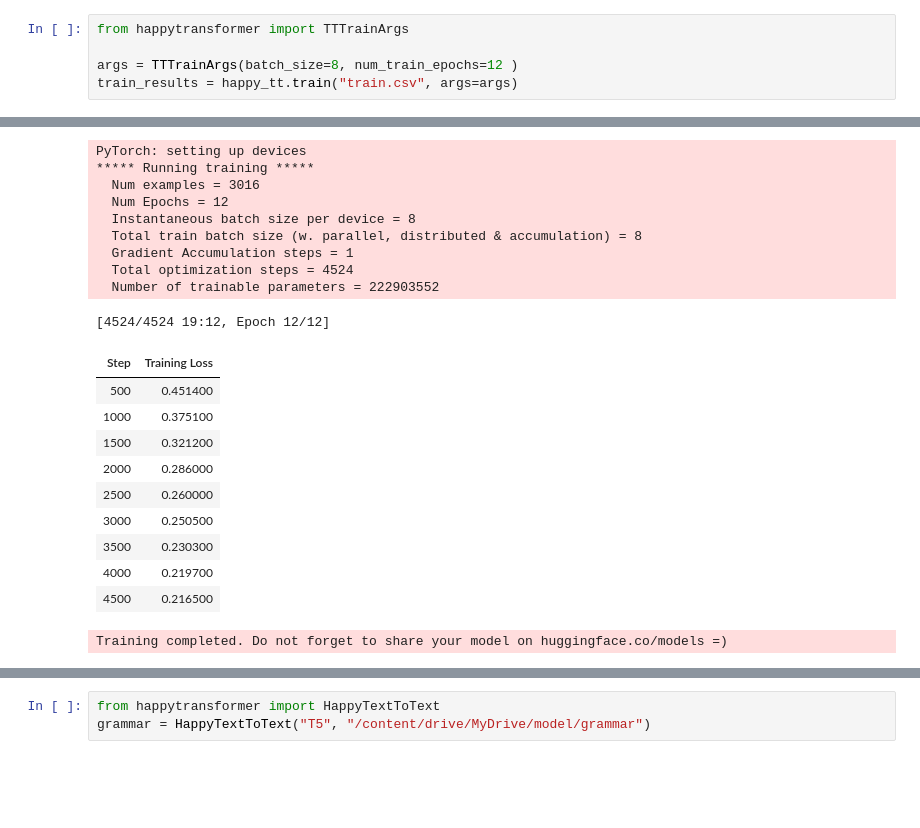
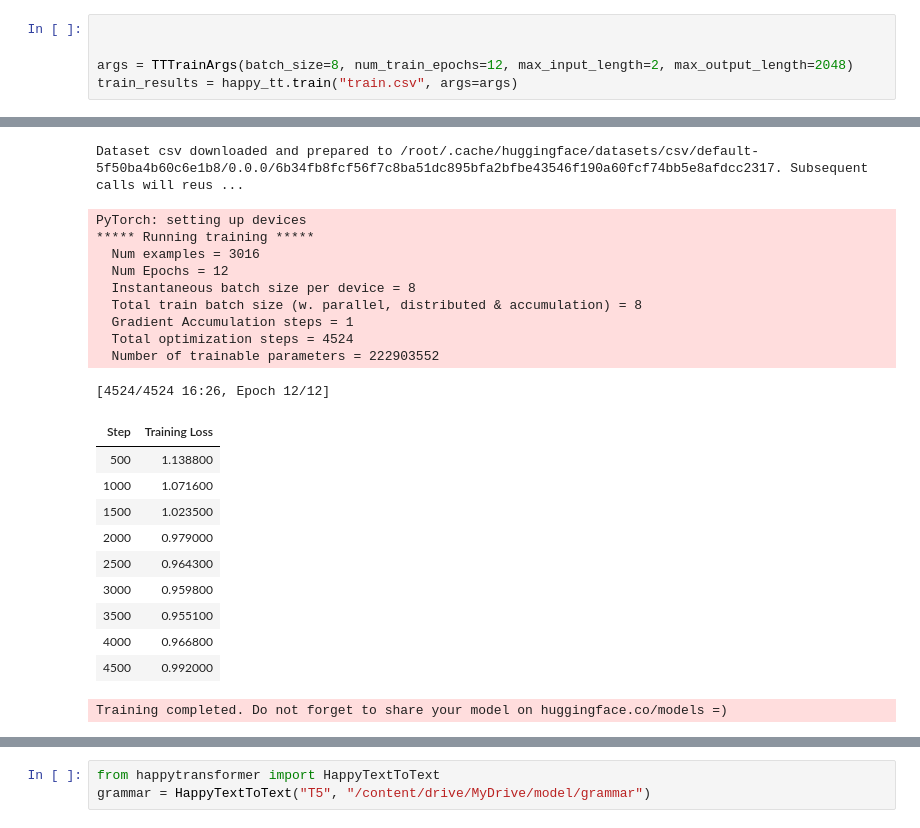
Before and after one commit to Saroj12Dangol/Document-Scanner, a Jupyter notebook: transformer_based_grammar.ipynb, the cells around one changed output, grey strips where cells are left out. Drawn from its saved outputs; the diff is of its cells as text; blank space fills up the shorter version.

```diff
--- a/transformer_based_grammar.ipynb
+++ b/transformer_based_grammar.ipynb
@@ -86,6 +90,6 @@ Before loss: 1.2803919315338135
 # %%
-from happytransformer import TTTrainArgs
 
-args = TTTrainArgs(batch_size=8, num_train_epochs=12 )
+
+args = TTTrainArgs(batch_size=8, num_train_epochs=12, max_input_length=2, max_output_length=2048)
 train_results = happy_tt.train("train.csv", args=args)
 # %% [output]
@@ -93,24 +97,25 @@ WARNING:datasets.builder:Found cached dataset csv (/root/.cache/huggingface/data
-PyTorch: setting up devices
-***** Running training *****
-  Num examples = 3016
-  Num Epochs = 12
-  Instantaneous batch size per device = 8
-  Total train batch size (w. parallel, distributed & accumulation) = 8
-  Gradient Accumulation steps = 1
-  Total optimization steps = 4524
-  Number of trainable parameters = 222903552
+Dataset csv downloaded and prepared to /root/.cache/huggingface/datasets/csv/default-5f50ba4b60c6e1b8/0.0.0/6b34fb8fcf56f7c8ba51dc895bfa2bfbe43546f190a60fcf74bb5e8afdcc2317. Subsequent calls will reus ...
-[4524/4524 19:12, Epoch 12/12]
+PyTorch: setting up devices
+***** Running training *****
+  Num examples = 3016
+  Num Epochs = 12
+  Instantaneous batch size per device = 8
+  Total train batch size (w. parallel, distributed & accumulation) = 8
+  Gradient Accumulation steps = 1
+  Total optimization steps = 4524
+  Number of trainable parameters = 222903552
+[4524/4524 16:26, Epoch 12/12]
 | Step | Training Loss |
-| 500 | 0.451400 |
-| 1000 | 0.375100 |
-| 1500 | 0.321200 |
-| 2000 | 0.286000 |
-| 2500 | 0.260000 |
-| 3000 | 0.250500 |
-| 3500 | 0.230300 |
-| 4000 | 0.219700 |
-| 4500 | 0.216500 |
+| 500 | 1.138800 |
+| 1000 | 1.071600 |
+| 1500 | 1.023500 |
+| 2000 | 0.979000 |
+| 2500 | 0.964300 |
+| 3000 | 0.959800 |
+| 3500 | 0.955100 |
+| 4000 | 0.966800 |
+| 4500 | 0.992000 |
-Training completed. Do not forget to share your model on huggingface.co/models =)
+Training completed. Do not forget to share your model on huggingface.co/models =)
 # %%
 
 
```
Also changed, not shown: parts of 24 cells of this notebook.
